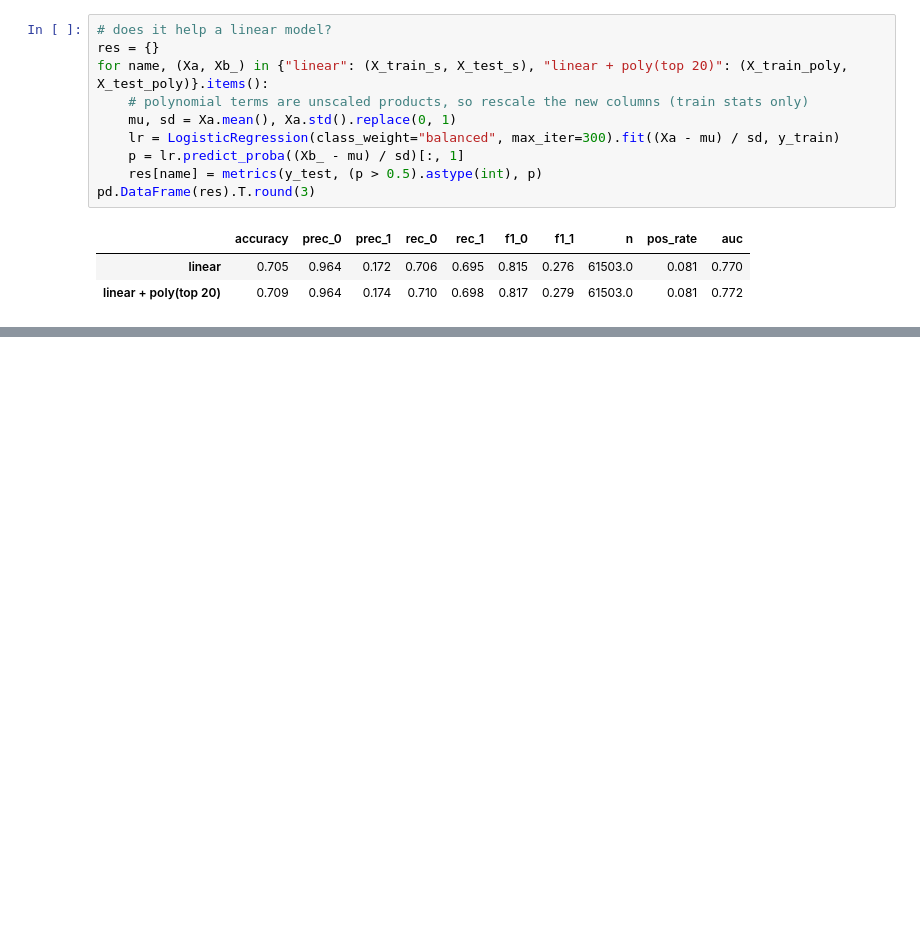
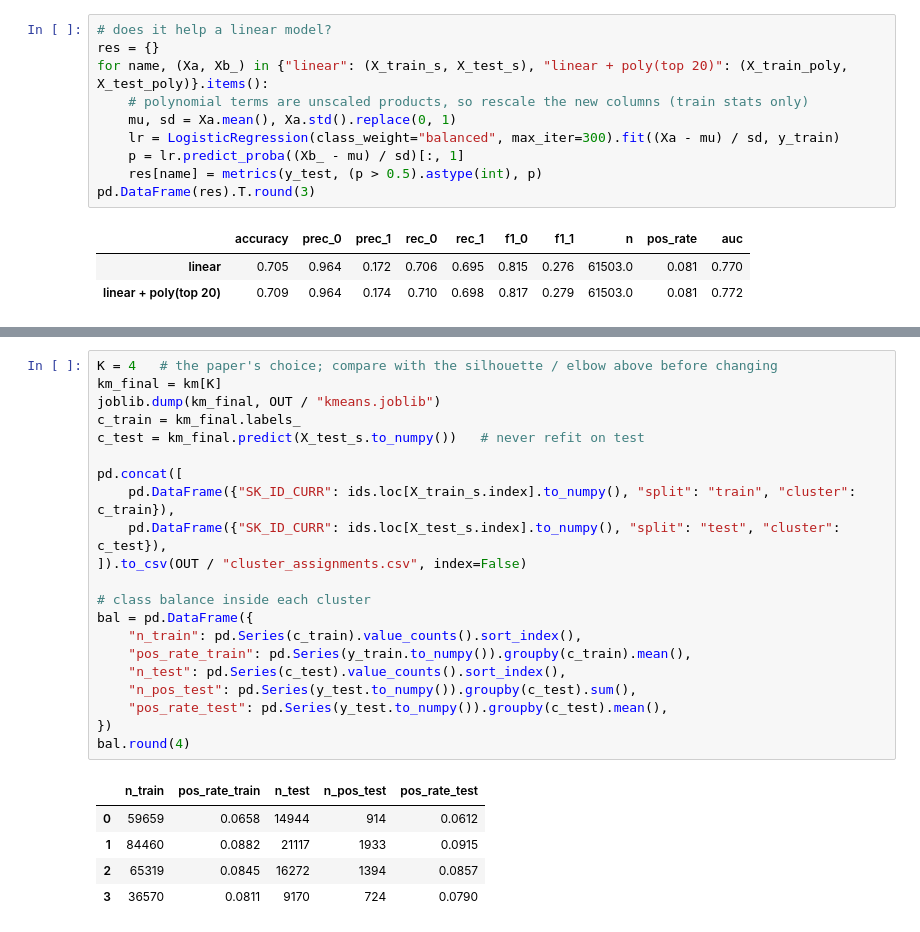
Before and after one commit to SingularityT3/loanliness, a Jupyter notebook: loan_pipeline.ipynb, the cells around one changed output, grey strips where cells are left out. Cells and saved outputs as stored; diff of their text form; blank space fills up the shorter version.

```diff
--- a/loan_pipeline.ipynb
+++ b/loan_pipeline.ipynb
@@ -433,0 +469,27 @@ pd.DataFrame(res).T.round(3)
+# %%
+K = 4   # the paper's choice; compare with the silhouette / elbow above before changing
+km_final = km[K]
+joblib.dump(km_final, OUT / "kmeans.joblib")
+c_train = km_final.labels_
+c_test = km_final.predict(X_test_s.to_numpy())   # never refit on test
+
+pd.concat([
+    pd.DataFrame({"SK_ID_CURR": ids.loc[X_train_s.index].to_numpy(), "split": "train", "cluster": c_train}),
+    pd.DataFrame({"SK_ID_CURR": ids.loc[X_test_s.index].to_numpy(), "split": "test", "cluster": c_test}),
+]).to_csv(OUT / "cluster_assignments.csv", index=False)
+
+# class balance inside each cluster
+bal = pd.DataFrame({
+    "n_train": pd.Series(c_train).value_counts().sort_index(),
+    "pos_rate_train": pd.Series(y_train.to_numpy()).groupby(c_train).mean(),
+    "n_test": pd.Series(c_test).value_counts().sort_index(),
+    "n_pos_test": pd.Series(y_test.to_numpy()).groupby(c_test).sum(),
+    "pos_rate_test": pd.Series(y_test.to_numpy()).groupby(c_test).mean(),
+})
+bal.round(4)
+# %% [output]
+|  | n_train | pos_rate_train | n_test | n_pos_test | pos_rate_test |
+| 0 | 59659 | 0.0658 | 14944 | 914 | 0.0612 |
+| 1 | 84460 | 0.0882 | 21117 | 1933 | 0.0915 |
+| 2 | 65319 | 0.0845 | 16272 | 1394 | 0.0857 |
+| 3 | 36570 | 0.0811 | 9170 | 724 | 0.0790 |
```
Also changed, not shown: parts of 5 cells of this notebook.
